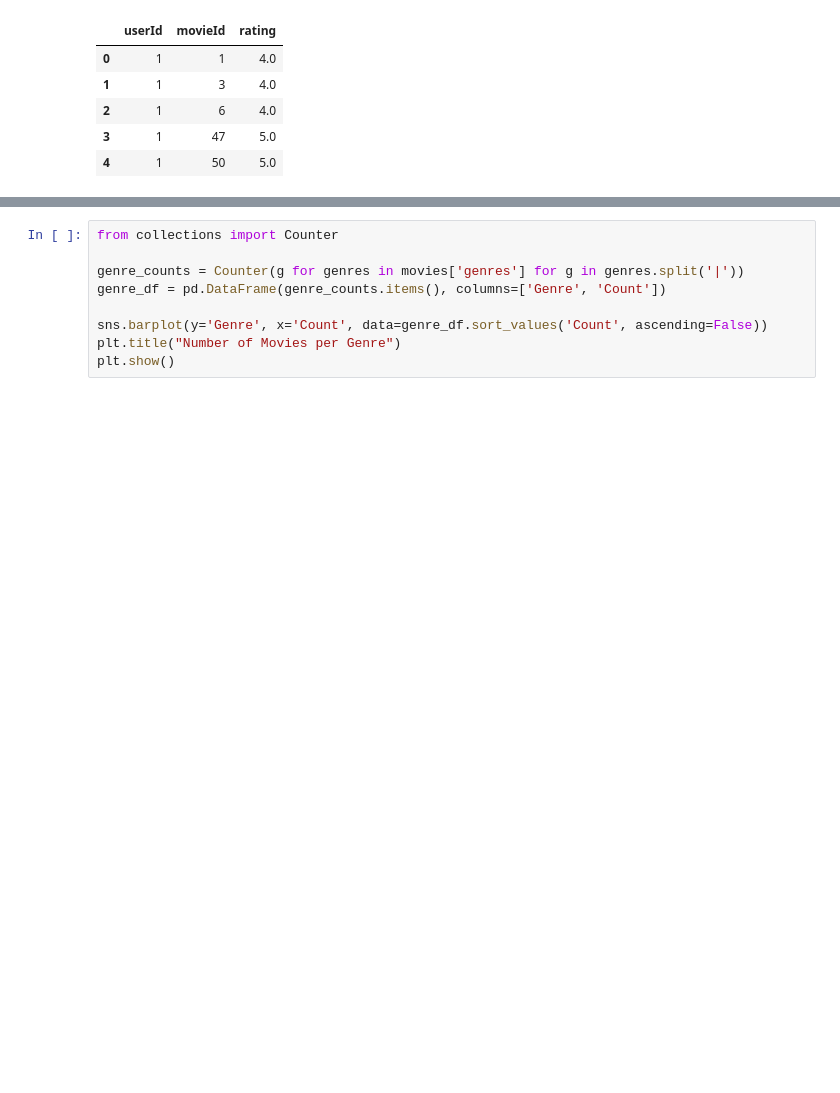
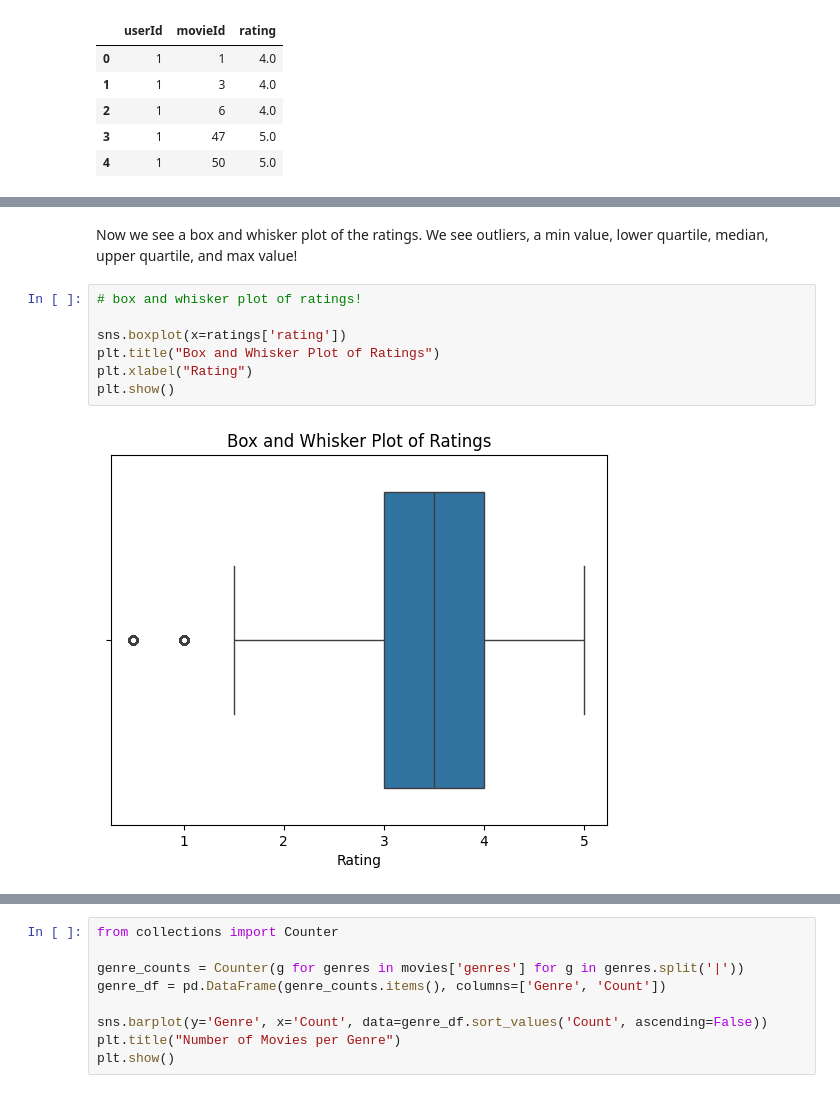
Before and after one commit to maxstalzer/CompToolsProject, a Jupyter notebook: main.ipynb, the cells around one changed output, grey strips where cells are left out. Drawn from its saved outputs; the diff is of its cells as text; blank space fills up the shorter version.

```diff
--- a/main.ipynb
+++ b/main.ipynb
@@ -119,0 +142,11 @@ plt.show()
+# %% [markdown]
+Now we see a box and whisker plot of the ratings. We see outliers, a min value, lower quartile, median, upper quartile, and max value!
+# %%
+# box and whisker plot of ratings!
+
+sns.boxplot(x=ratings['rating'])
+plt.title("Box and Whisker Plot of Ratings")
+plt.xlabel("Rating")
+plt.show()
+# %% [output]
+[figure, added]
```
Also changed, not shown: parts of 58 cells of this notebook, 8 other files.
